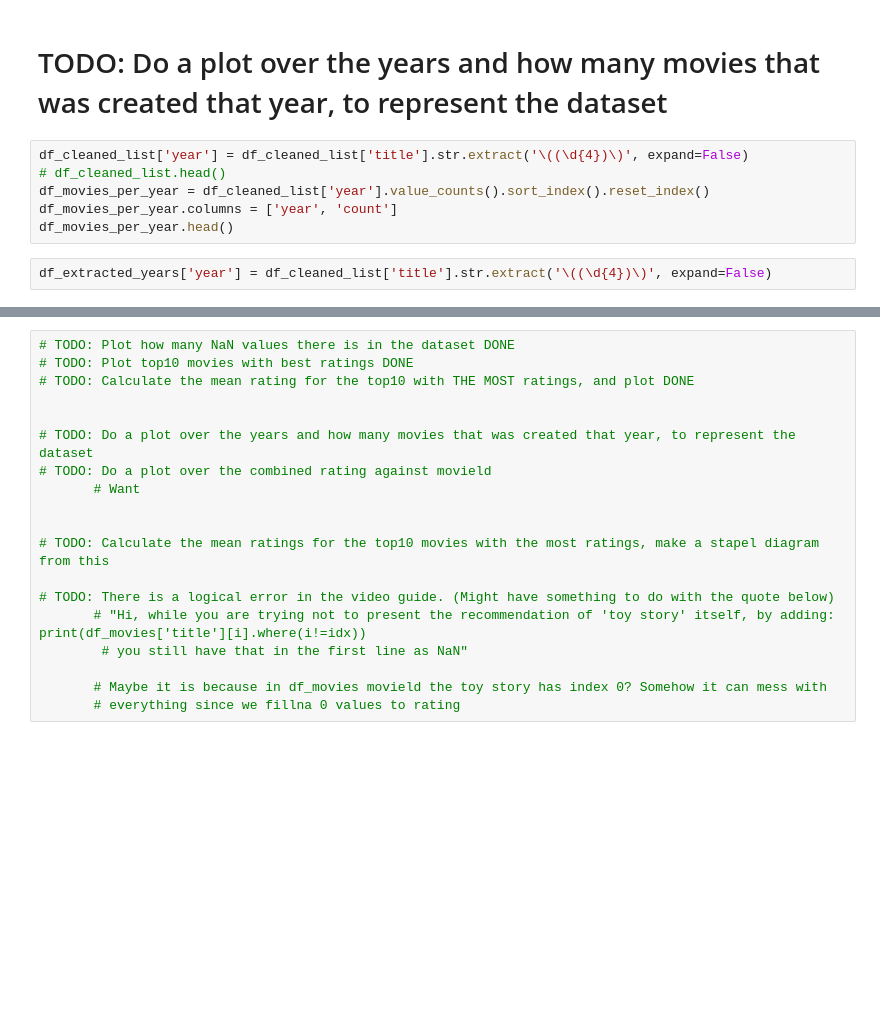
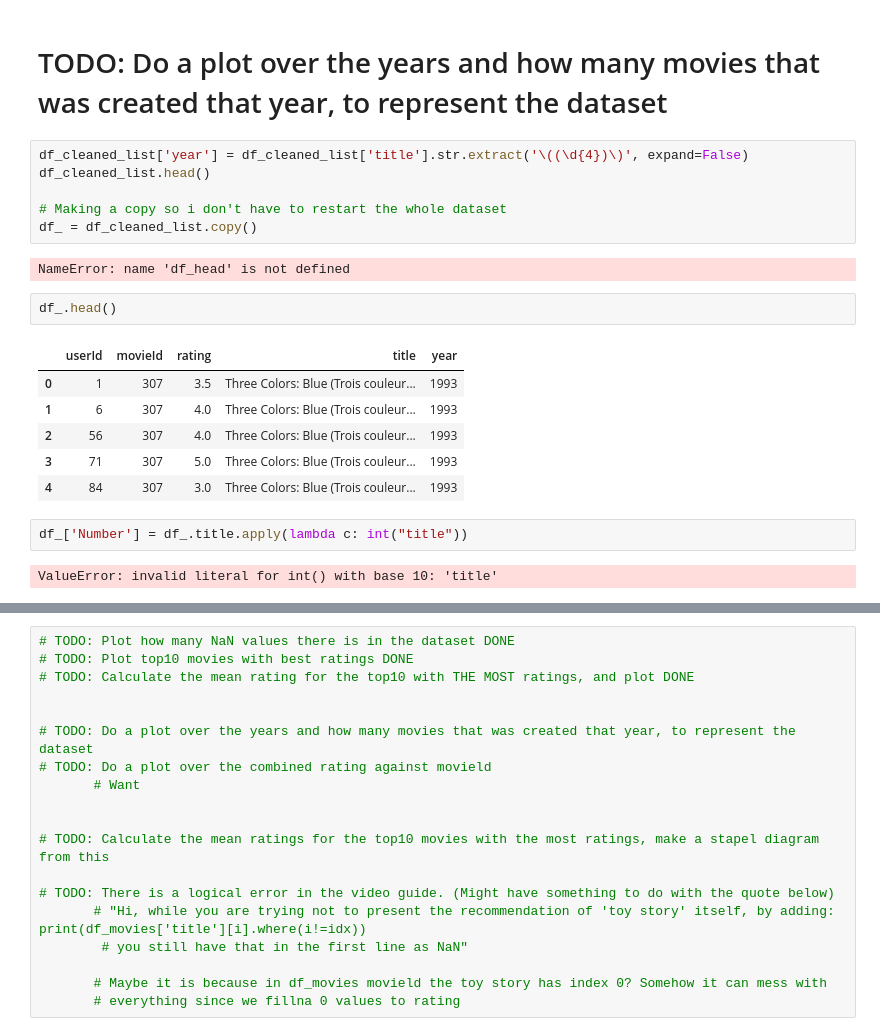
Before and after one commit to JoelOscarsson/Machine-Learning, a Jupyter notebook: Projects/Recommender-System.ipynb, the cells around one changed output, grey strips where cells are left out. Drawn from its saved outputs; the diff is of its cells as text; blank space fills up the shorter version.

```diff
--- a/Projects/Recommender-System.ipynb
+++ b/Projects/Recommender-System.ipynb
@@ -185,9 +185,22 @@ plt.show()
 # TODO: Do a plot over the years and how many movies that was created that year, to represent the dataset
 # %%
 df_cleaned_list['year'] = df_cleaned_list['title'].str.extract('\((\d{4})\)', expand=False)
-# df_cleaned_list.head()
-df_movies_per_year = df_cleaned_list['year'].value_counts().sort_index().reset_index()
-df_movies_per_year.columns = ['year', 'count']
-df_movies_per_year.head()
+df_cleaned_list.head()
+
+# Making a copy so i don't have to restart the whole dataset
+df_ = df_cleaned_list.copy()
+# %% [output]
+NameError: name 'df_head' is not defined
-# %%
-df_extracted_years['year'] = df_cleaned_list['title'].str.extract('\((\d{4})\)', expand=False)
+# %%
+df_.head()
+# %% [output]
+|  | userId | movieId | rating | title | year |
+| 0 | 1 | 307 | 3.5 | Three Colors: Blue (Trois couleur... | 1993 |
+| 1 | 6 | 307 | 4.0 | Three Colors: Blue (Trois couleur... | 1993 |
+| 2 | 56 | 307 | 4.0 | Three Colors: Blue (Trois couleur... | 1993 |
+| 3 | 71 | 307 | 5.0 | Three Colors: Blue (Trois couleur... | 1993 |
+| 4 | 84 | 307 | 3.0 | Three Colors: Blue (Trois couleur... | 1993 |
+# %%
+df_['Number'] = df_.title.apply(lambda c: int("title"))
+# %% [output]
+ValueError: invalid literal for int() with base 10: 'title'
```
Also changed, not shown: parts of 2 cells of this notebook.
